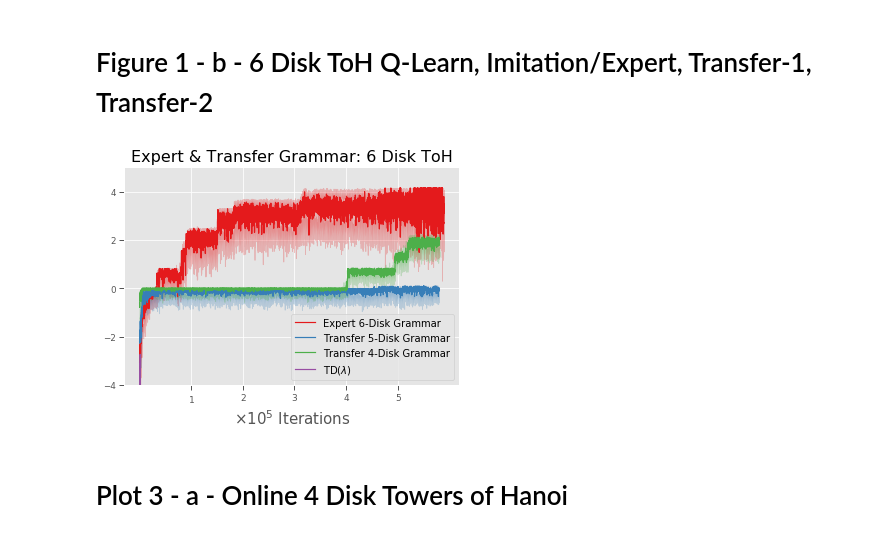
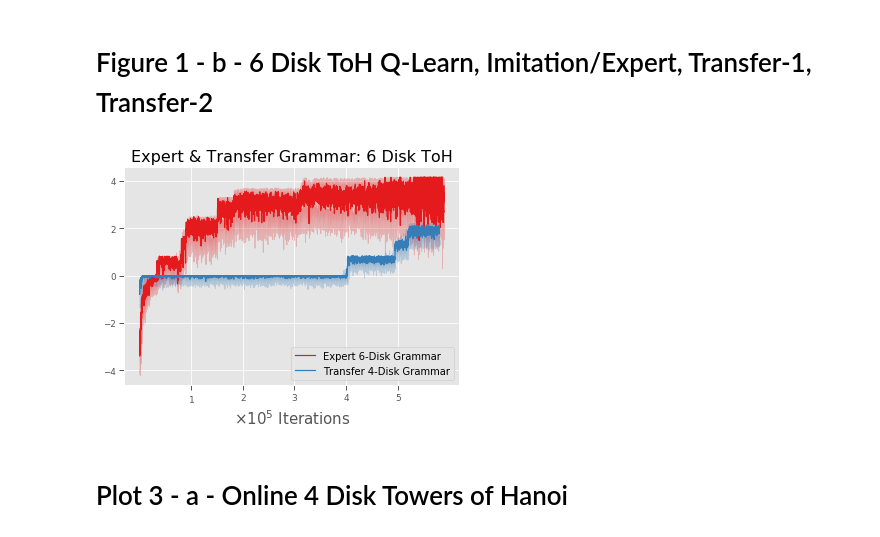
Before and after one commit to RobertTLange/action-grammars-hrl, a Jupyter notebook: z_exploration.ipynb, the cells around one changed output. Drawn from its saved outputs; the diff is of its cells as text; code cells hidden in the pictures.

```diff
--- a/z_exploration.ipynb
+++ b/z_exploration.ipynb
@@ -107,32 +102,32 @@ plt.savefig("figures/hanoi_5_learning_curve.png", dpi=300)
 # %%
 its_ticks = np.arange(100000, np.max(its_imi_6), 100000)
 its_labels_temp = [str(int(it/100000)) for it in its_ticks]
 its_labels = [it_l for it_l in its_labels_temp]
 its_labels[0] = r"$1$"
 
 plt.plot(figsize=(15,15))
 rew_1 = plt.plot(its_imi_6, rew_med_imi_6, label="Expert 6-Disk Grammar")
 plt.fill_between(its_imi_6, rew_10_imi_6, rew_90_imi_6, color=rew_1[0].get_color(), alpha=0.25)
 
-rew_2 = plt.plot(its_trafo_1_6, rew_med_trafo_1_6, label="Transfer 5-Disk Grammar")
-plt.fill_between(its_trafo_1_6, rew_10_trafo_1_6, rew_90_trafo_1_6, color=rew_2[0].get_color(), alpha=0.25)
+#rew_2 = plt.plot(its_trafo_1_6, rew_med_trafo_1_6, label="Transfer 5-Disk Grammar")
+#plt.fill_between(its_trafo_1_6, rew_10_trafo_1_6, rew_90_trafo_1_6, color=rew_2[0].get_color(), alpha=0.25)
 
 rew_3 = plt.plot(its_trafo_2_6, rew_med_trafo_2_6, label="Transfer 4-Disk Grammar")
 plt.fill_between(its_trafo_2_6, rew_10_trafo_2_6, rew_90_trafo_2_6, color=rew_3[0].get_color(), alpha=0.25)
 
-rew_4 = plt.plot(its_q_6, rew_med_q_6, label=r"TD($\lambda$)")
-plt.fill_between(its_q_6, rew_10_q_6, rew_90_q_6, color=rew_1[0].get_color(), alpha=0.25)
+#rew_4 = plt.plot(its_q_6, rew_med_q_6, label="Expert 6-Disk Grammar")
+#plt.fill_between(its_q_6, rew_10_q_6, rew_90_q_6, color=rew_1[0].get_color(), alpha=0.25)
 
 #plt.ylabel("Episode Reward", fontsize=15)
-plt.ylim(bottom=-4)
+#plt.ylim(bottom=-10, top=450)
 plt.xlabel(r"$\times 10^5$ Iterations", fontsize=15)
 plt.legend(fontsize=10, loc=4)
 plt.title("Expert & Transfer Grammar: 6 Disk ToH", fontsize=16)
 plt.xticks(its_ticks, its_labels, fontsize=9)
 #plt.tight_layout()
 plt.savefig("figures/hanoi_6_learning_curve.png", dpi=300)
 # %% [output]
-[figure, old version]
+[figure, new version]
 # %% [markdown]
 # Plot 3 - a - Online 4 Disk Towers of Hanoi
 # %%
```
Also changed, not shown: parts of 15 cells of this notebook, 44 other files.
